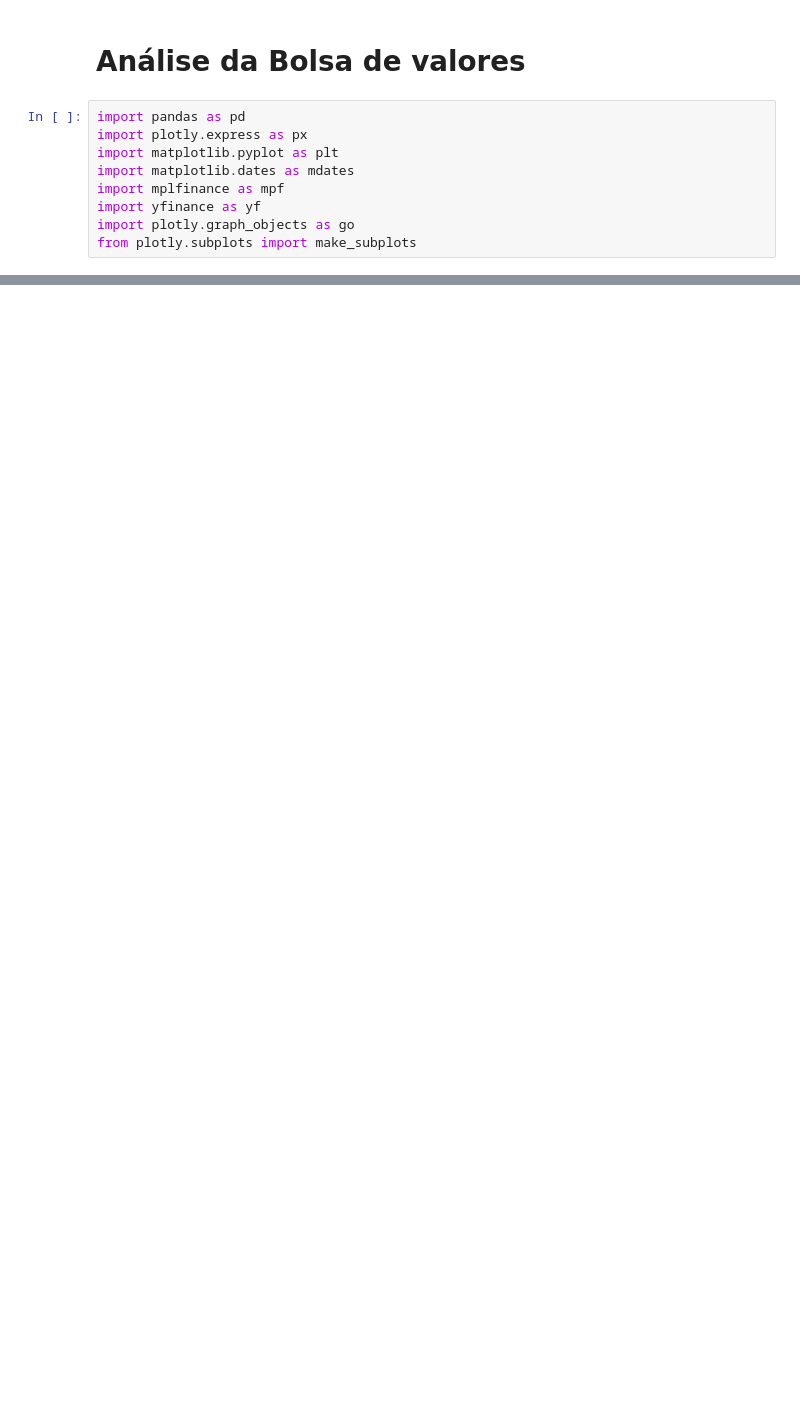
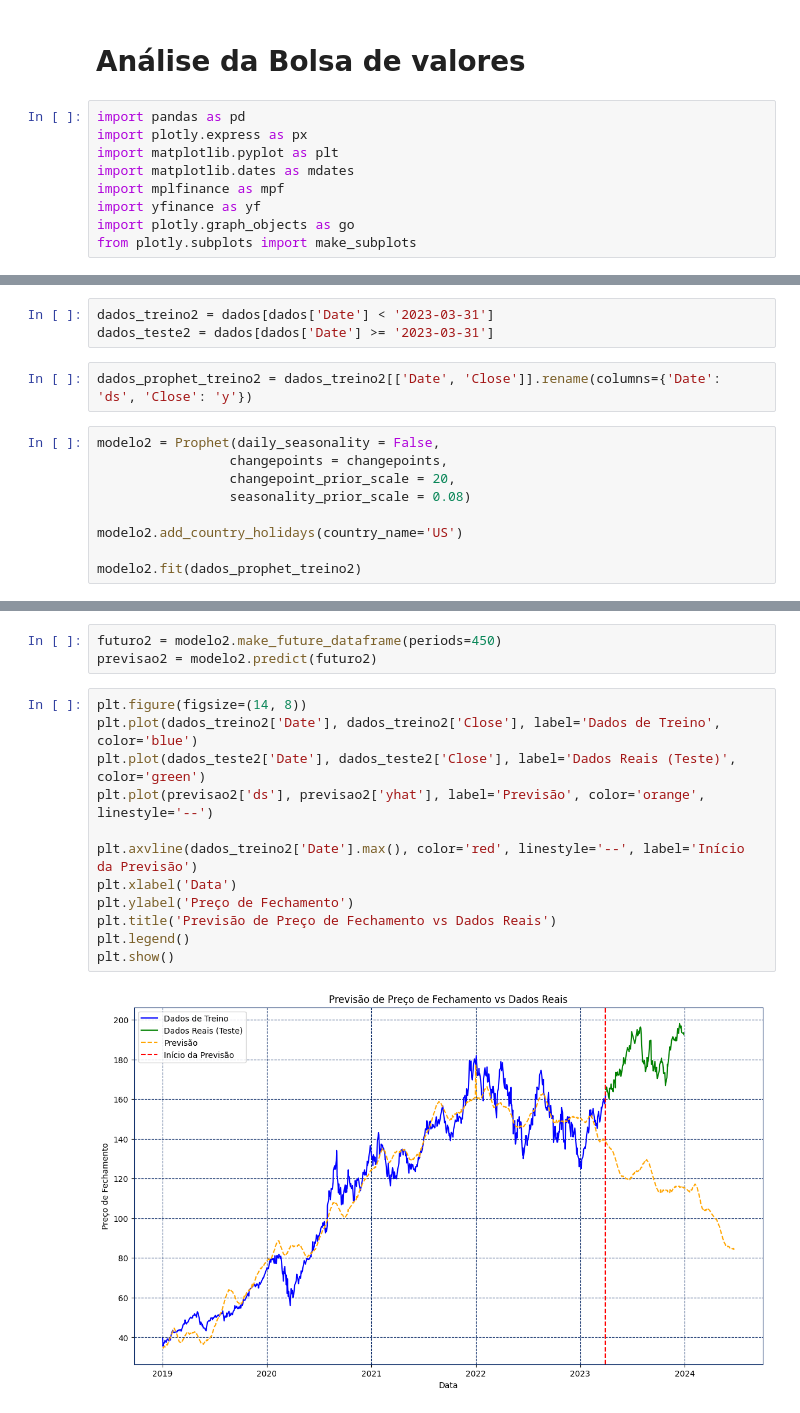
Before and after one commit to JezraelP/ImersaoPython-AnalisedeDados, a Jupyter notebook: Análise Bolsa de Valores.ipynb, the cells around one changed output, grey strips where cells are left out. Drawn from its saved outputs; the diff is of its cells as text; blank space fills up the shorter version.

```diff
--- a/Análise Bolsa de Valores.ipynb
+++ b/Análise Bolsa de Valores.ipynb
@@ -30,0 +200,14 @@ dados
+# %%
+dados_treino2 = dados[dados['Date'] < '2023-03-31']
+dados_teste2 = dados[dados['Date'] >= '2023-03-31']
+# %%
+dados_prophet_treino2 = dados_treino2[['Date', 'Close']].rename(columns={'Date': 'ds', 'Close': 'y'})
+# %%
+modelo2 = Prophet(daily_seasonality = False,
+                 changepoints = changepoints,
+                 changepoint_prior_scale = 20,
+                 seasonality_prior_scale = 0.08)
+
+modelo2.add_country_holidays(country_name='US')
+
+modelo2.fit(dados_prophet_treino2)
@@ -30,0 +218,17 @@ dados
+# %%
+futuro2 = modelo2.make_future_dataframe(periods=450)
+previsao2 = modelo2.predict(futuro2)
+# %%
+plt.figure(figsize=(14, 8))
+plt.plot(dados_treino2['Date'], dados_treino2['Close'], label='Dados de Treino', color='blue')
+plt.plot(dados_teste2['Date'], dados_teste2['Close'], label='Dados Reais (Teste)', color='green')
+plt.plot(previsao2['ds'], previsao2['yhat'], label='Previsão', color='orange', linestyle='--')
+
+plt.axvline(dados_treino2['Date'].max(), color='red', linestyle='--', label='Início da Previsão')
+plt.xlabel('Data')
+plt.ylabel('Preço de Fechamento')
+plt.title('Previsão de Preço de Fechamento vs Dados Reais')
+plt.legend()
+plt.show()
+# %% [output]
+[figure, added]
```
Also changed, not shown: parts of 23 cells of this notebook.
